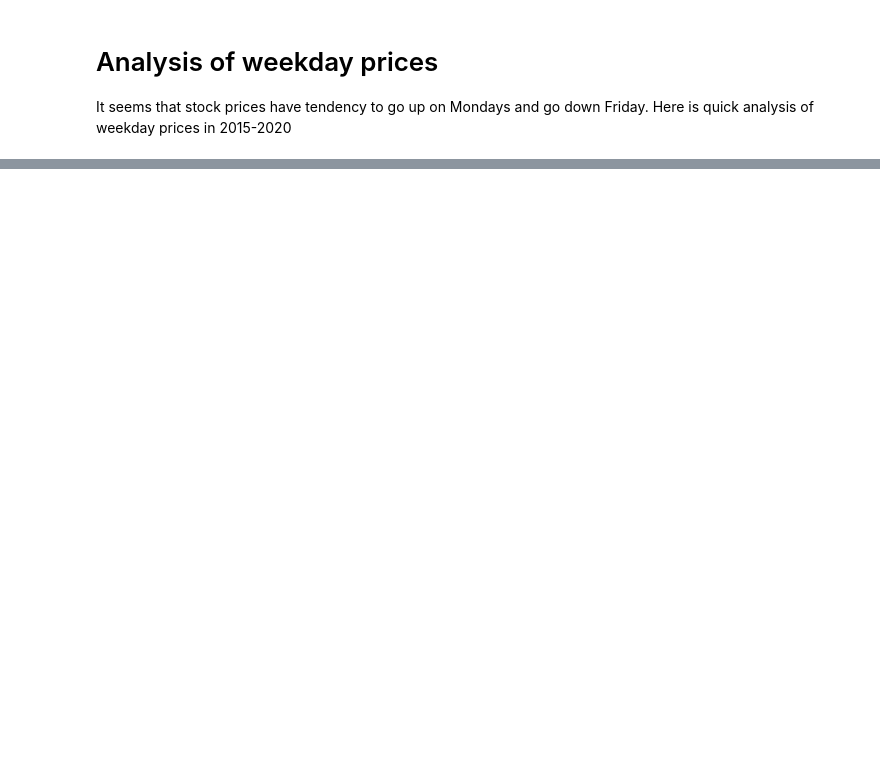
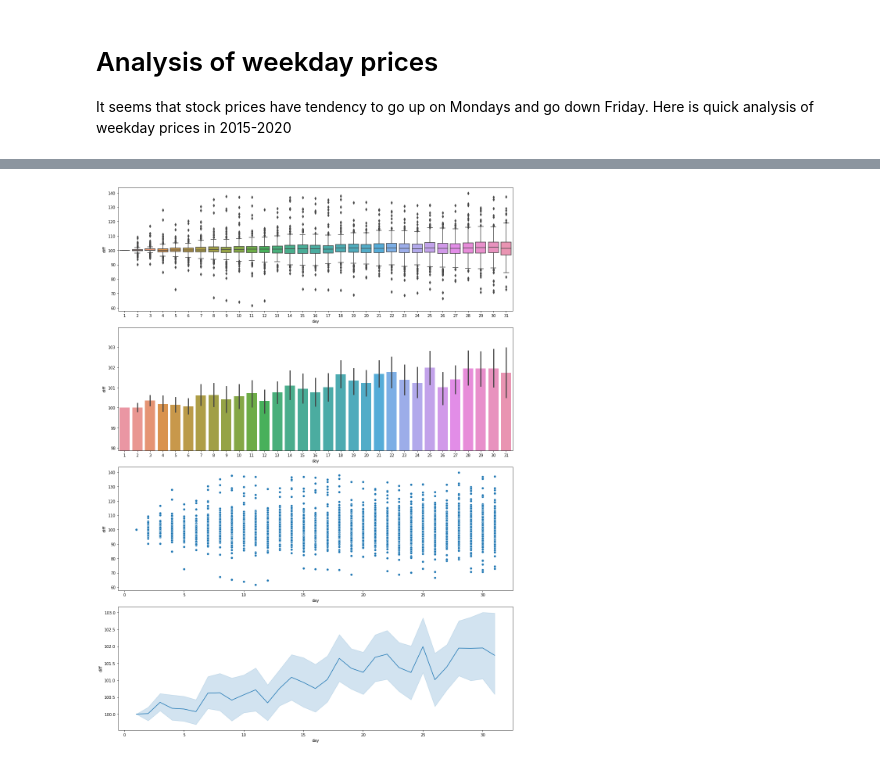
Before and after one commit to kirillstrelkov/playground, a Jupyter notebook: stocks/buy_sell_analysis/analysis.ipynb, the cells around one changed output, grey strips where cells are left out. Saved outputs shown, nothing was run; the diff lists cells and outputs as text; code cells hidden in the pictures; blank space fills up the shorter version.

Commit message:
refactor: stock analysis

```diff
--- a/stocks/buy_sell_analysis/analysis.ipynb
+++ b/stocks/buy_sell_analysis/analysis.ipynb
@@ -142,0 +6,15 @@ df_percent_diff
+# %%
+from analysis import get_best_month_day
+
+import numpy as np
+import pandas as pd
+from seaborn import lineplot, barplot, scatterplot, boxplot
+from matplotlib import pyplot
+
+pd.options.mode.chained_assignment = None
+
+LIMIT = 5
+
+df = get_best_month_day("sp500.csv", limit=LIMIT)
+
+df
@@ -142,0 +40,26 @@ df_percent_diff
+# %%
+def plot(**kwargs):
+    funcs = [boxplot, barplot, scatterplot, lineplot]
+    # NOTE: after lineplot X will be float
+
+    fig, axs = pyplot.subplots(nrows=len(funcs), figsize=(15,20))
+
+    for i, func in enumerate(funcs):
+        ax = axs[i]
+
+        data = kwargs['data']
+        x = kwargs['x']
+
+        if func == lineplot:
+            data[x] = data[x].astype(float)
+        elif func == barplot:
+            Y = data[kwargs['y']]
+            ax.set_ylim(Y.quantile(0.20), Y.quantile(0.80))
+
+        func(**kwargs, ax=ax)
+
+    fig.tight_layout()
+
+plot(x='day', y='diff', data=df)
+# %% [output]
+[figure, added]
```
Also changed, not shown: parts of 14 cells of this notebook, 2 other files.
